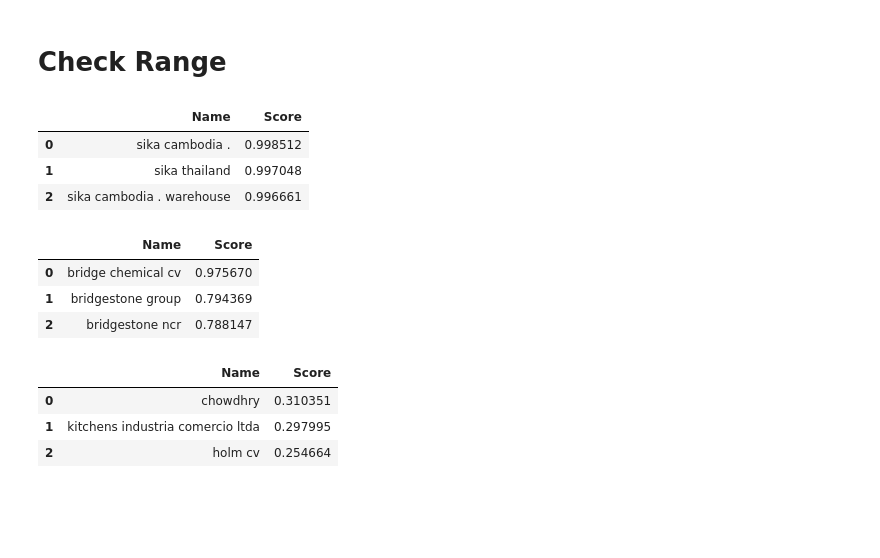
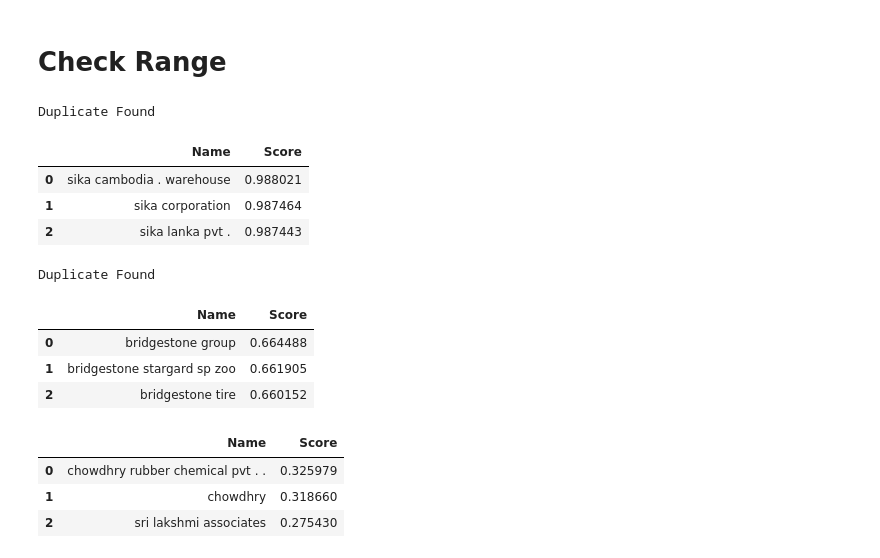
Before and after one commit to leomissing/NamePrompt, a Jupyter notebook: notebooks/bert.ipynb, the cells around one changed output. Saved outputs shown, nothing was run; the diff lists cells and outputs as text; code cells hidden in the pictures; blank space fills up the shorter version.

```diff
--- a/notebooks/bert.ipynb
+++ b/notebooks/bert.ipynb
@@ -180,25 +180,29 @@ def get_close_results(company, top_k=3):
         results.append([k, result])
 
     output = pd.DataFrame(sorted(results,key=lambda x: x[1], reverse=True)[:top_k], columns=[["Name", "Score"]])
+    if output["Score"].values[0] > 0.5:
+        print("Duplicate Found")
     return output
 # %%
-get_close_results("sika cambodia", top_k=3)
+get_close_results("sika russia agency 1882", top_k=3)
 # %% [output]
+Duplicate Found
 |  | Name | Score |
-| 0 | sika cambodia . | 0.998512 |
-| 1 | sika thailand | 0.997048 |
-| 2 | sika cambodia . warehouse | 0.996661 |
+| 0 | sika cambodia . warehouse | 0.988021 |
+| 1 | sika corporation | 0.987464 |
+| 2 | sika lanka pvt . | 0.987443 |
 # %%
-get_close_results("bridge", top_k=3)
+get_close_results("bridgesto company", top_k=3)
 # %% [output]
+Duplicate Found
 |  | Name | Score |
-| 0 | bridge chemical cv | 0.975670 |
-| 1 | bridgestone group | 0.794369 |
-| 2 | bridgestone ncr | 0.788147 |
+| 0 | bridgestone group | 0.664488 |
+| 1 | bridgestone stargard sp zoo | 0.661905 |
+| 2 | bridgestone tire | 0.660152 |
 # %%
 get_close_results("soup and salad", top_k=3)
 # %% [output]
 |  | Name | Score |
-| 0 | chowdhry | 0.310351 |
-| 1 | kitchens industria comercio ltda | 0.297995 |
-| 2 | holm cv | 0.254664 |
+| 0 | chowdhry rubber chemical pvt . . | 0.325979 |
+| 1 | chowdhry | 0.318660 |
+| 2 | sri lakshmi associates | 0.275430 |
```
Also changed, not shown: parts of 4 cells of this notebook, 1 other file.
